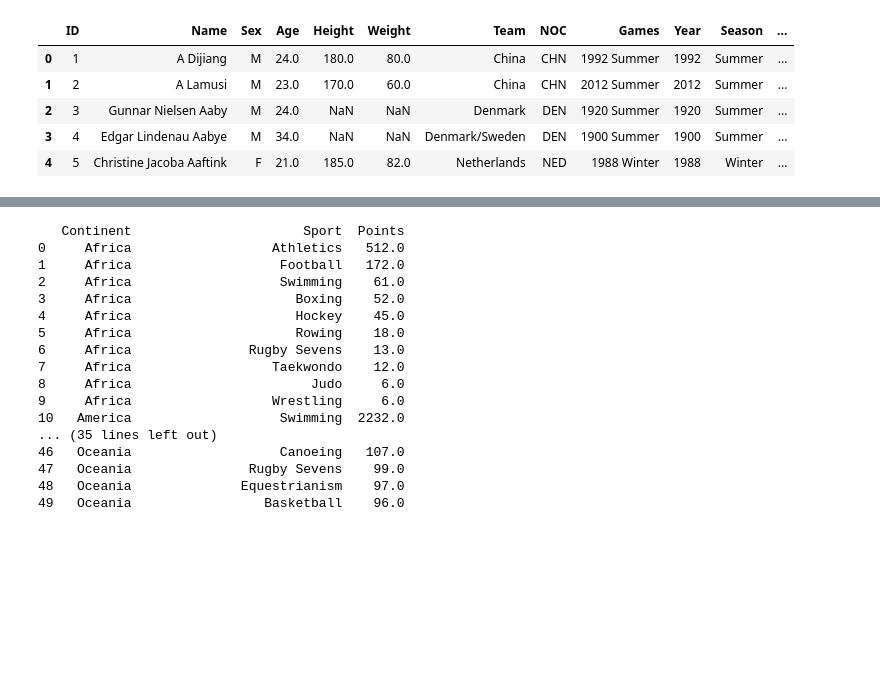
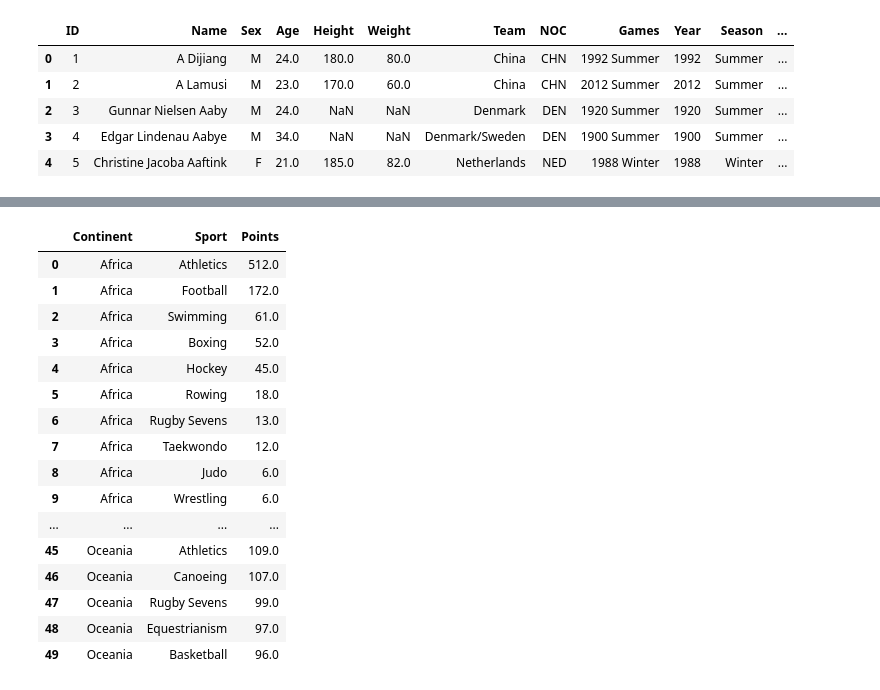
Before and after one commit to GyehyunJo/Olympic, a Jupyter notebook: Code/DATAthon_continent.ipynb, the cells around one changed output, grey strips where cells are left out. Saved outputs shown, nothing was run; the diff lists cells and outputs as text; code cells hidden in the pictures; blank space fills up the shorter version.

```diff
--- a/Code/DATAthon_continent.ipynb
+++ b/Code/DATAthon_continent.ipynb
@@ -162,26 +199,28 @@ df_continent.head()
 # %%
+# 같은 대륙과 스포츠 종목을 묶어 그룹으로 묶은후 각 그룹의 Point를 합산
 df_total_points = df_continent.groupby(['Continent', 'Sport'])['Points'].sum().reset_index()
 
 # 각 대륙별로 점수 합계가 높은 상위 10개 종목 추출
 df_top_10_sports_by_continent = df_total_points.groupby('Continent').apply(lambda x: x.nlargest(10, 'Points')).reset_index(drop=True)
+# nlargest(10, 'Points')는 Points 열에서 가장 큰 값을 기준으로 10개의 행을 선택
 
 # 결과 확인
-print(df_top_10_sports_by_continent)
+df_top_10_sports_by_continent
 # %% [output]
-   Continent                      Sport  Points
-0     Africa                  Athletics   512.0
-1     Africa                   Football   172.0
-2     Africa                   Swimming    61.0
-3     Africa                     Boxing    52.0
-4     Africa                     Hockey    45.0
-5     Africa                     Rowing    18.0
-6     Africa               Rugby Sevens    13.0
-7     Africa                  Taekwondo    12.0
-8     Africa                       Judo     6.0
-9     Africa                  Wrestling     6.0
-10   America                   Swimming  2232.0
-... (35 lines left out)
-46   Oceania                   Canoeing   107.0
-47   Oceania               Rugby Sevens    99.0
-48   Oceania              Equestrianism    97.0
-49   Oceania                 Basketball    96.0
+|  | Continent | Sport | Points |
+| 0 | Africa | Athletics | 512.0 |
+| 1 | Africa | Football | 172.0 |
+| 2 | Africa | Swimming | 61.0 |
+| 3 | Africa | Boxing | 52.0 |
+| 4 | Africa | Hockey | 45.0 |
+| 5 | Africa | Rowing | 18.0 |
+| 6 | Africa | Rugby Sevens | 13.0 |
+| 7 | Africa | Taekwondo | 12.0 |
+| 8 | Africa | Judo | 6.0 |
+| 9 | Africa | Wrestling | 6.0 |
+| ... | ... | ... | ... |
+| 45 | Oceania | Athletics | 109.0 |
+| 46 | Oceania | Canoeing | 107.0 |
+| 47 | Oceania | Rugby Sevens | 99.0 |
+| 48 | Oceania | Equestrianism | 97.0 |
+| 49 | Oceania | Basketball | 96.0 |
```
Also changed, not shown: parts of 12 cells of this notebook.
